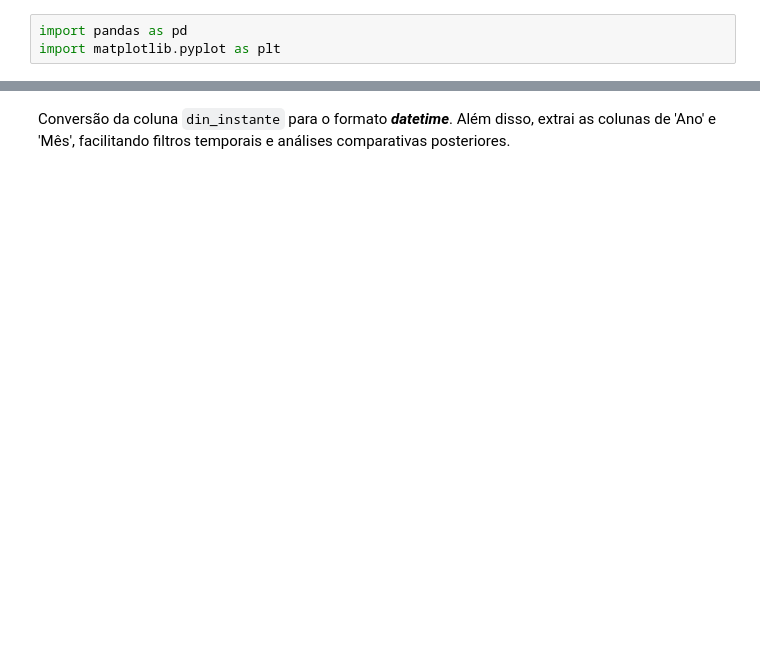
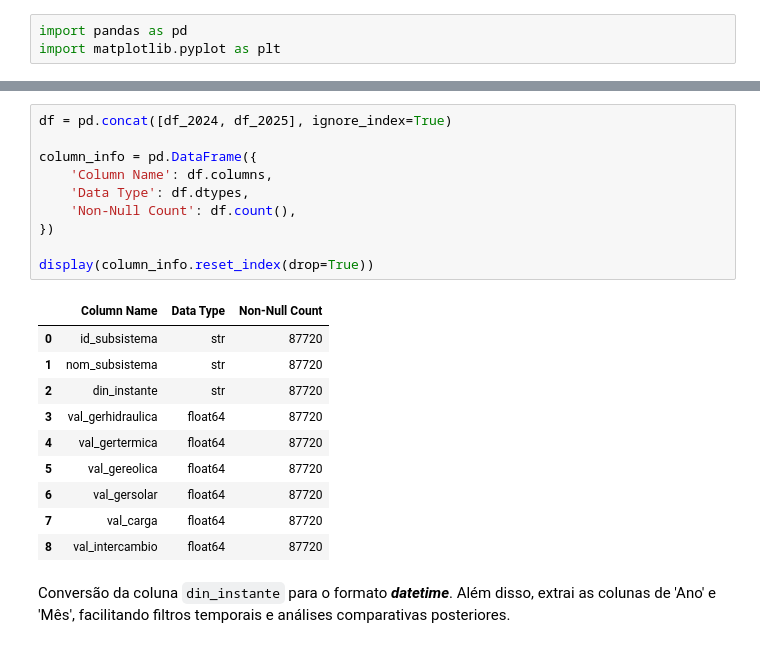
Before and after one commit to Vitoria-Emanuele/visualizacao_de_dados, a Jupyter notebook: ECVD.ipynb, the cells around one changed output, grey strips where cells are left out. Saved outputs shown, nothing was run; the diff lists cells and outputs as text; blank space fills up the shorter version.

```diff
--- a/ECVD.ipynb
+++ b/ECVD.ipynb
@@ -90,3 +89,24 @@ Para este estudo de caso, as colunas foram interpretadas conforme as definiçõe
+# %%
+df = pd.concat([df_2024, df_2025], ignore_index=True)
+
+column_info = pd.DataFrame({
+    'Column Name': df.columns,
+    'Data Type': df.dtypes,
+    'Non-Null Count': df.count(),
+})
+
+display(column_info.reset_index(drop=True))
+# %% [output]
+|  | Column Name | Data Type | Non-Null Count |
+| 0 | id_subsistema | str | 87720 |
+| 1 | nom_subsistema | str | 87720 |
+| 2 | din_instante | str | 87720 |
+| 3 | val_gerhidraulica | float64 | 87720 |
+| 4 | val_gertermica | float64 | 87720 |
+| 5 | val_gereolica | float64 | 87720 |
+| 6 | val_gersolar | float64 | 87720 |
+| 7 | val_carga | float64 | 87720 |
+| 8 | val_intercambio | float64 | 87720 |
 # %% [markdown]
 Conversão da coluna `din_instante` para o formato ***datetime***. Além disso, extrai as colunas de 'Ano' e 'Mês', facilitando filtros temporais e análises comparativas posteriores.
 # %%
```
Also changed, not shown: parts of 42 cells of this notebook, 2 other files.
